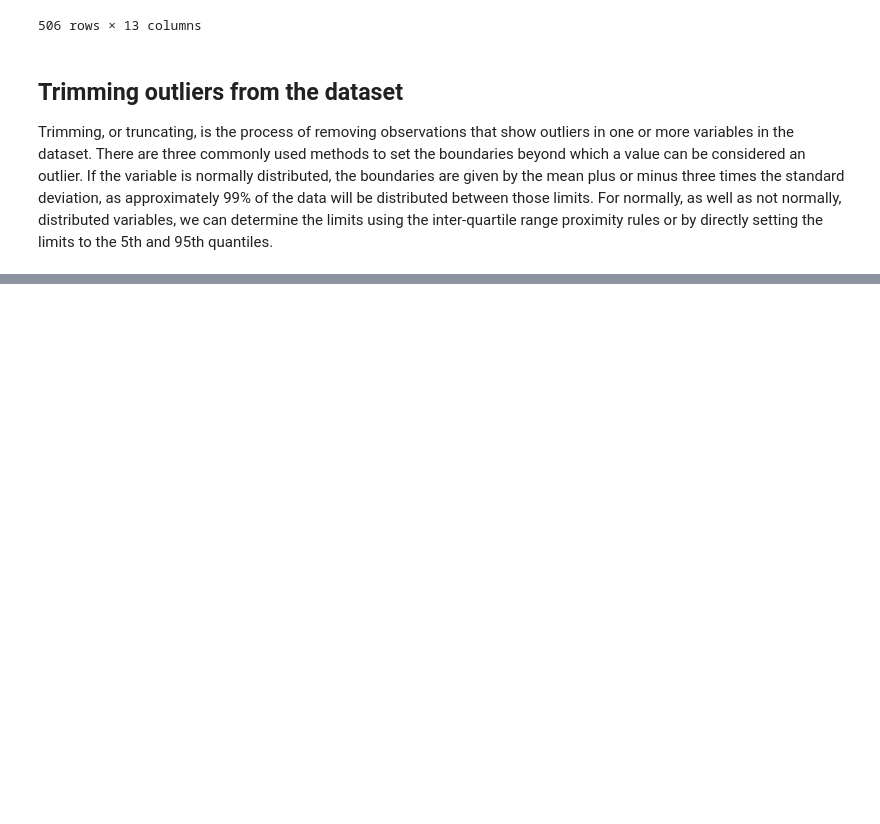
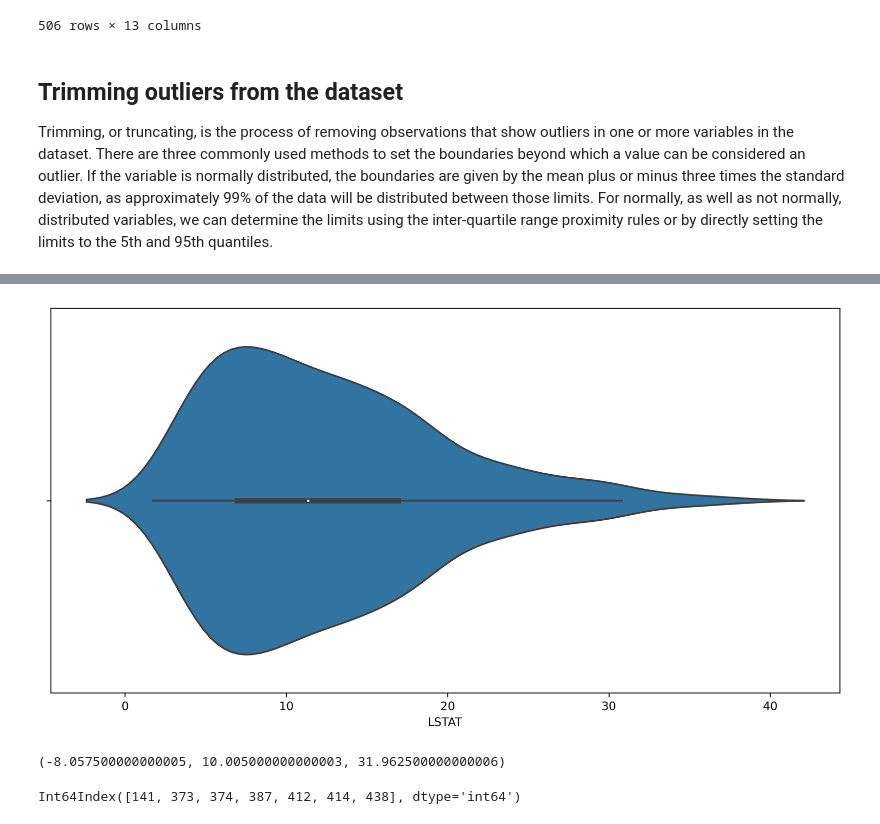
Before and after one commit to ashen007/Feature_enginering, a Jupyter notebook: notebooks/outliers.ipynb, the cells around one changed output, grey strips where cells are left out. Cells and saved outputs as stored; diff of their text form; code cells hidden in the pictures; blank space fills up the shorter version.

Commit message:
trimming outliers (using inter quantile range)

```diff
--- a/notebooks/outliers.ipynb
+++ b/notebooks/outliers.ipynb
@@ -40,0 +48,18 @@ directly setting the limits to the 5th and 95th quantiles.
+# %%
+plt.figure(figsize=[12,6],dpi=300)
+sns.violinplot(x=data.LSTAT)
+plt.show()
+# %% [output]
+[figure, added]
+# %%
+iqr = ss.iqr(data.LSTAT)
+upper_limit = np.quantile(data.LSTAT,0.75) + 1.5*iqr
+lower_limit = np.quantile(data.LSTAT,0.25) - 1.5*iqr
+lower_limit,iqr,upper_limit
+# %% [output]
+(-8.057500000000005, 10.005000000000003, 31.962500000000006)
+# %%
+outlier_flag = data[(data['LSTAT']<lower_limit) | (data['LSTAT']>upper_limit)].index
+outlier_flag
+# %% [output]
+Int64Index([141, 373, 374, 387, 412, 414, 438], dtype='int64')
```
Also changed, not shown: parts of 3 cells of this notebook.
